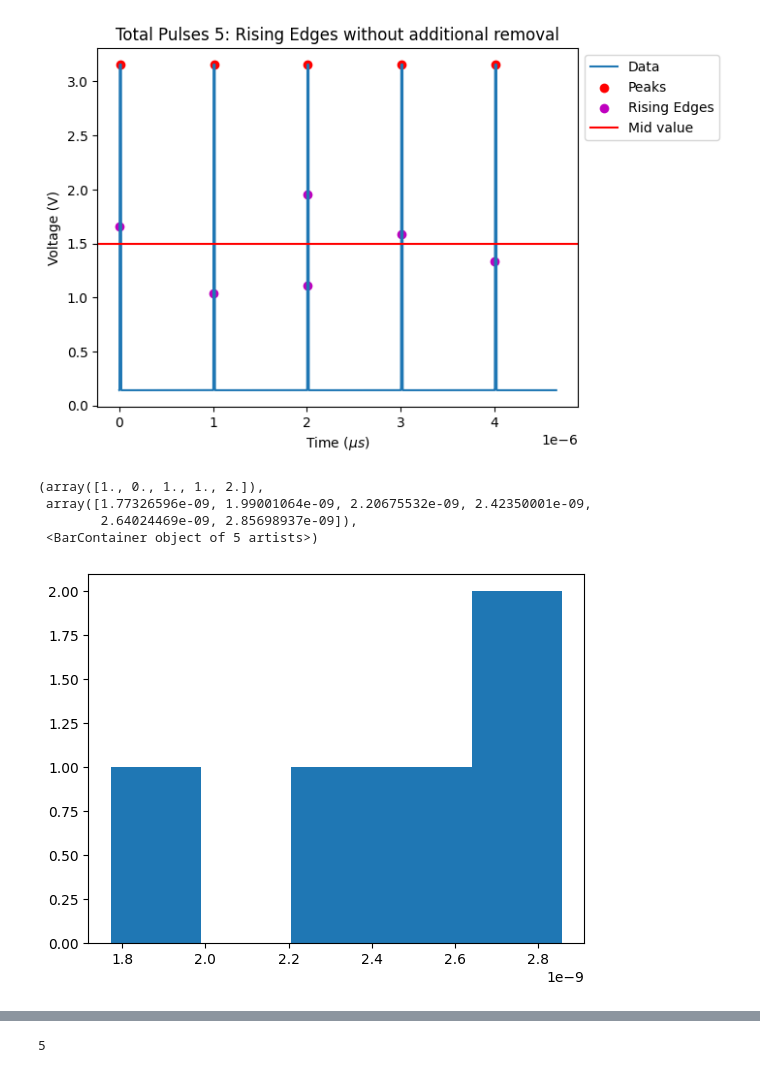
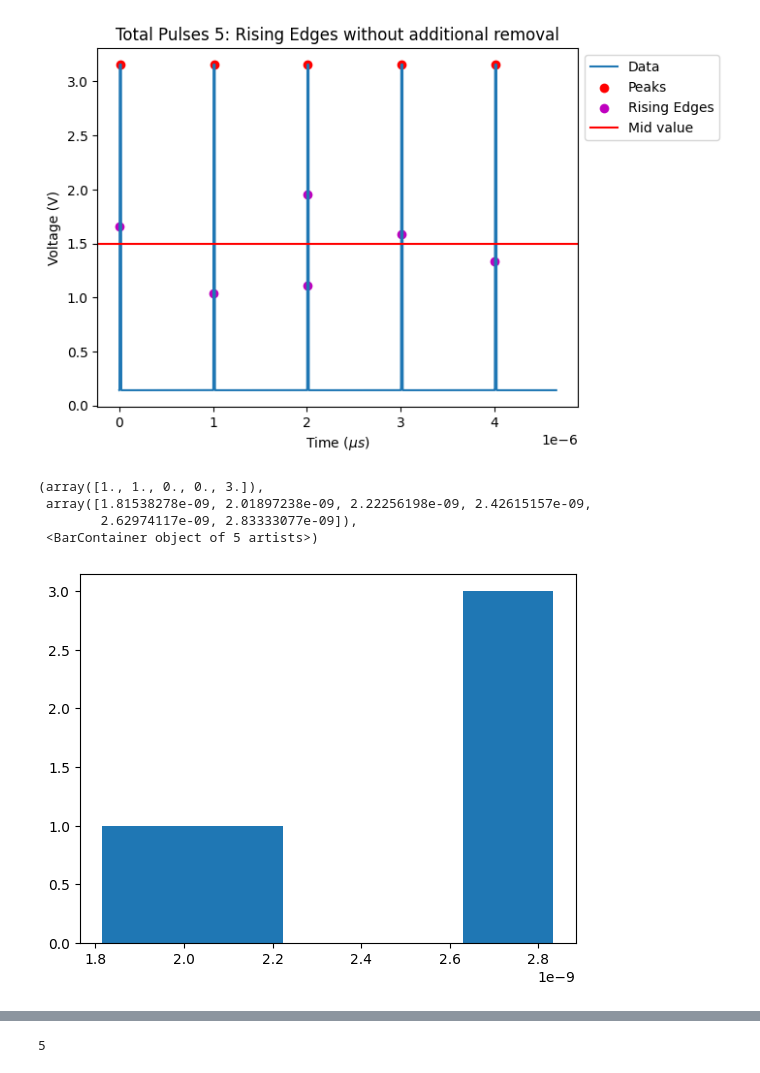
Before and after one commit to llbranch/Monte-Python, a Jupyter notebook: poetryEnv/poetryenv/Lt5part.ipynb, the cells around one changed output, grey strips where cells are left out. Cells and saved outputs as stored; diff of their text form; code cells hidden in the pictures.

Commit message:
ran riseTime(Vmid=1V) as an example, this will only check the first value found

```diff
--- a/poetryEnv/poetryenv/Lt5part.ipynb
+++ b/poetryEnv/poetryenv/Lt5part.ipynb
@@ -405,18 +405,18 @@ def pullData(ch1data,ch4data):
     return ch1t, ch4t, ch1V, ch4V
 # %%
 ch1t, ch4t, ch1V, ch4V = pullData(ch1data,ch4data)
-tch1 = riseTime(ch1t,ch1V,5)
-tch4 = riseTime(ch4t,ch4V,5)
+tch1 = riseTime(ch1t,ch1V,5, Vmid=1)
+tch4 = riseTime(ch4t,ch4V,5, Vmid=1)
 
 ToF = tch4 - tch1
 
 plt.hist(ToF, bins=5)
 # %% [output]
-(array([1., 0., 1., 1., 2.]),
- array([1.77326596e-09, 1.99001064e-09, 2.20675532e-09, 2.42350001e-09,
-        2.64024469e-09, 2.85698937e-09]),
+(array([1., 1., 0., 0., 3.]),
+ array([1.81538278e-09, 2.01897238e-09, 2.22256198e-09, 2.42615157e-09,
+        2.62974117e-09, 2.83333077e-09]),
  <BarContainer object of 5 artists>)
-[figure, old version]
+[figure, new version]
 # %%
 """ Interpolation Attempt 1"""
 
```
Also changed, not shown: parts of 2 cells of this notebook.
